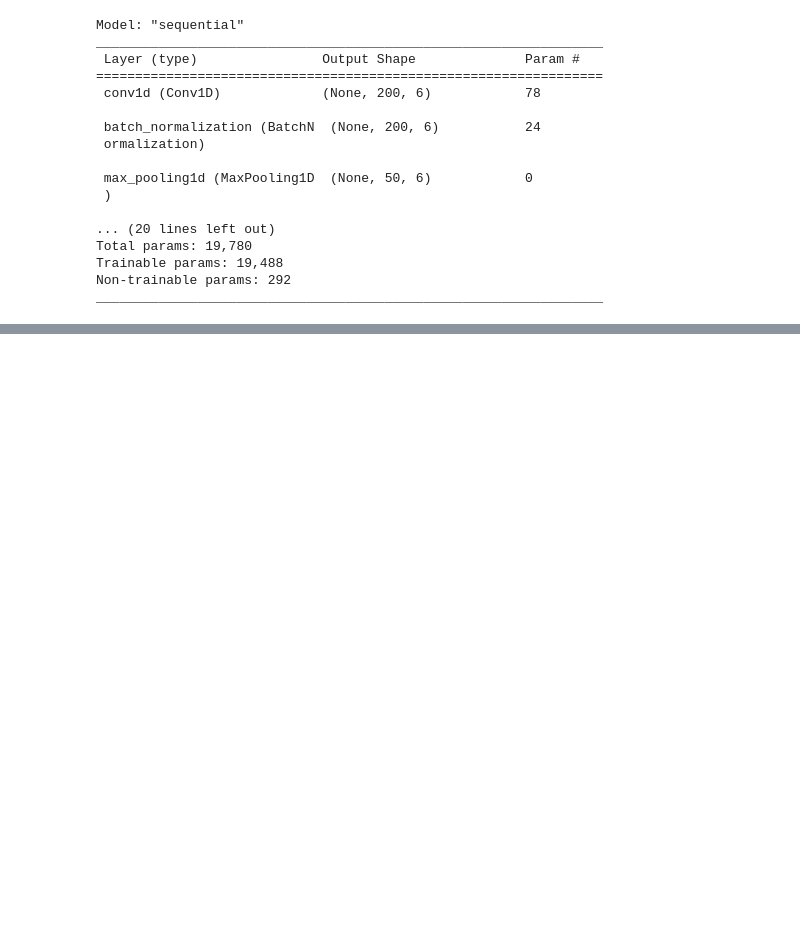
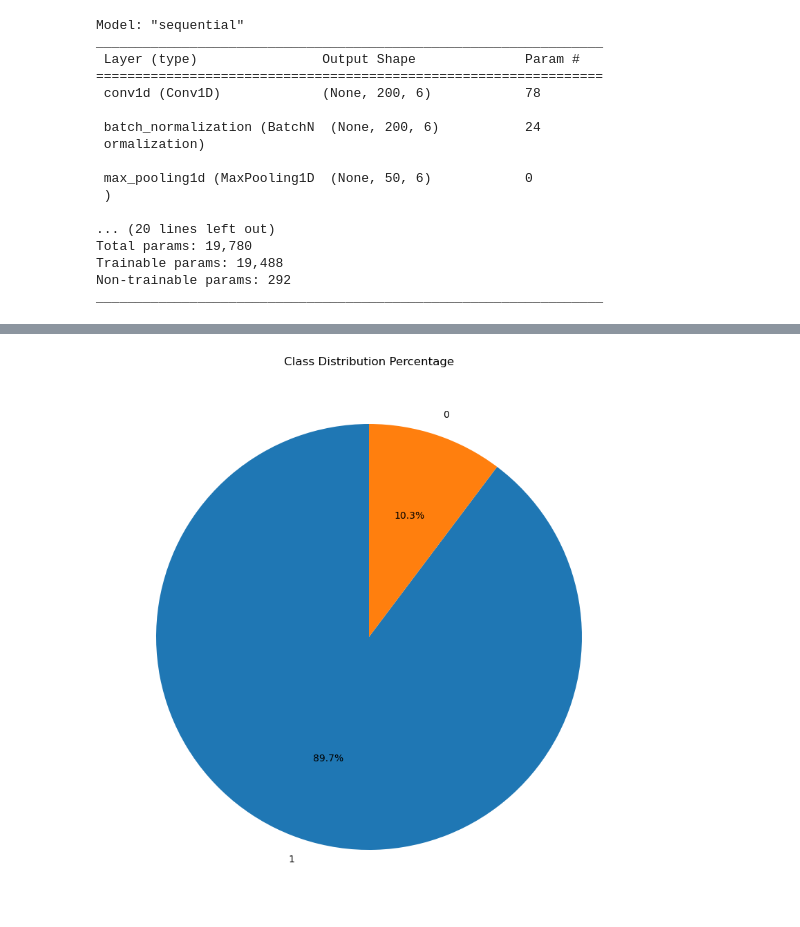
Before and after one commit to HazimDaoud/EMMA, a Jupyter notebook: software/notebooks/CNNMobi.ipynb, the cells around one changed output, grey strips where cells are left out. Cells and saved outputs as stored; diff of their text form; code cells hidden in the pictures; blank space fills up the shorter version.

```diff
--- a/software/notebooks/CNNMobi.ipynb
+++ b/software/notebooks/CNNMobi.ipynb
@@ -192,12 +223,14 @@ Epoch 10/10
 <keras.callbacks.History at 0x...>
 # %%
-# classDist = fallRaw.value_counts()
-# total = len(df)
-# percentage_distribution = (classDist / total) * 100
+classDist = fallRaw.value_counts()
+total = len(df)
+percentage_distribution = (classDist / total) * 100
 
-# plt.figure(figsize= [10,10])
-# plt.pie(percentage_distribution, labels=percentage_distribution.index, autopct='%1.1f%%', startangle=90)
-# plt.title('Class Distribution Percentage')
-# plt.show()
+plt.figure(figsize= [10,10])
+plt.pie(percentage_distribution, labels=percentage_distribution.index, autopct='%1.1f%%', startangle=90)
+plt.title('Class Distribution Percentage')
+plt.show()
+# %% [output]
+[figure, added]
 # %%
 predictions = model.predict(x_test)
```
Also changed, not shown: parts of 16 cells of this notebook.
